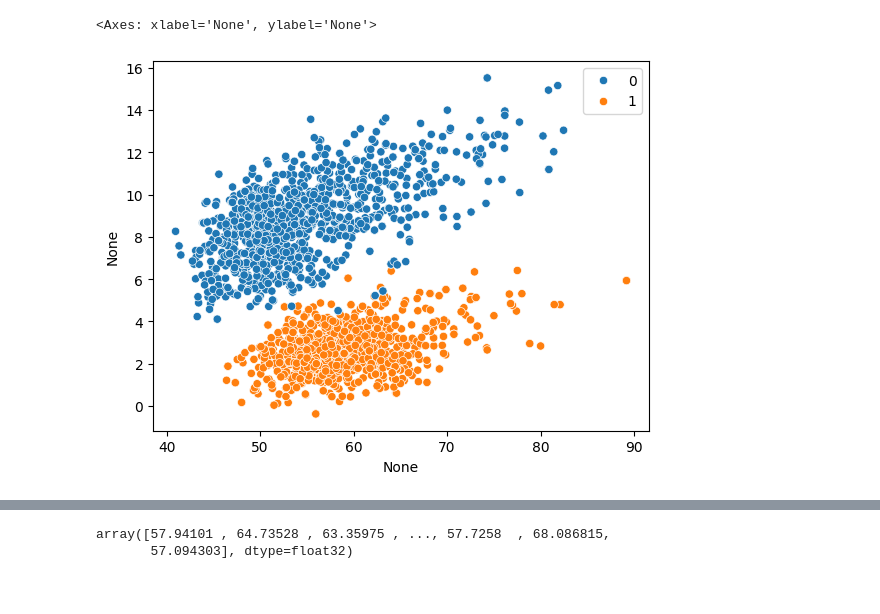
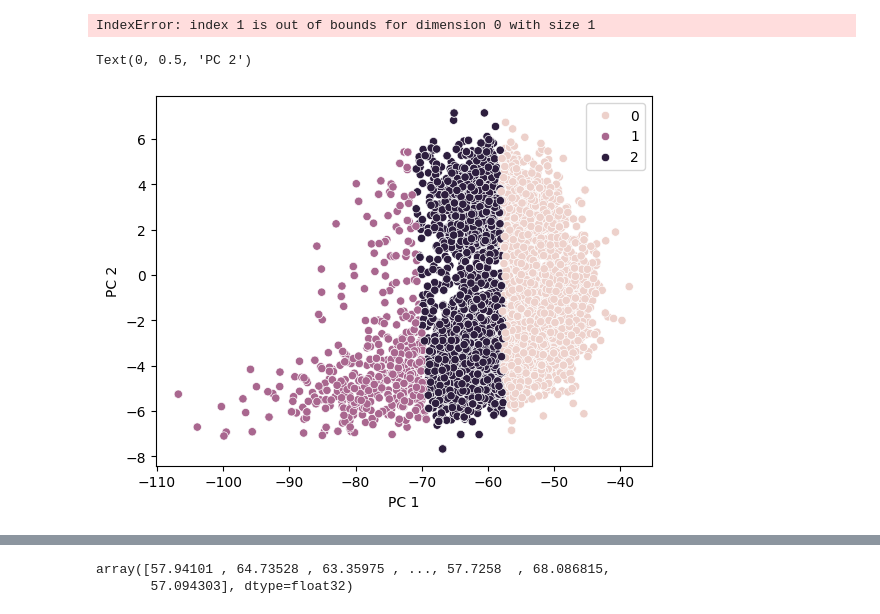
Before and after one commit to maxtli/taskdiscovery, a Jupyter notebook: mean_abelation_ICL.ipynb, the cells around one changed output, grey strips where cells are left out. Cells and saved outputs as stored; diff of their text form; code cells hidden in the pictures.

```diff
--- a/mean_abelation_ICL.ipynb
+++ b/mean_abelation_ICL.ipynb
@@ -378,0 +506,2 @@ torch.Size([2413, 11])
+# %%
+fit_linreg(importances, tasks)
@@ -403,0 +545,5 @@ test accuracy: 0.9917184265010351
+# %%
+importances_normalized = (np.log(importances) - np.log(importances).mean(-1)[...,np.newaxis])   /  np.log(importances).std(-1)[...,np.newaxis]
+pca = PCA().fit(importances_normalized)
+pca_reduced_impt = pca.transform(importances_normalized)
+pca_results = fit_cluster(pca_reduced_impt[:,:5], tasks)
@@ -411,0 +656,3 @@ tensor([ 3.6311,  0.4347,  3.5952,  ...,  9.8474, 12.6102,  8.3693])
+# %%
+fit_linreg(np.log(importances), tasks)
+fit_linreg(pca_reduced_impt,  tasks)
@@ -412,5 +788,14 @@ tensor([ 3.6311,  0.4347,  3.5952,  ...,  9.8474, 12.6102,  8.3693])
+# %%
+" ".join(tokenizer.batch_decode(batch[0][batch[1]]))
+# %% [output]
+IndexError: index 1 is out of bounds for dimension 0 with size 1
+# %%
+kmeans = KMeans(n_clusters=3,n_init = "auto", random_state=0).fit(pca_reduced_impt)
+predicted_labels = kmeans.labels_
 # %%
-sns.scatterplot(x=pca_reduced_impt[:,0], y =pca_reduced_impt[:,1],hue=true_labels)
+sns.scatterplot(x=pca_reduced_impt[:,0], y =pca_reduced_impt[:,1],hue=predicted_labels)
+plt.xlabel('PC 1')
+plt.ylabel('PC 2')
 # %% [output]
-<Axes: xlabel='None', ylabel='None'>
+Text(0, 0.5, 'PC 2')
-[figure, old version]
+[figure, new version]
```
Also changed, not shown: parts of 66 cells of this notebook.
